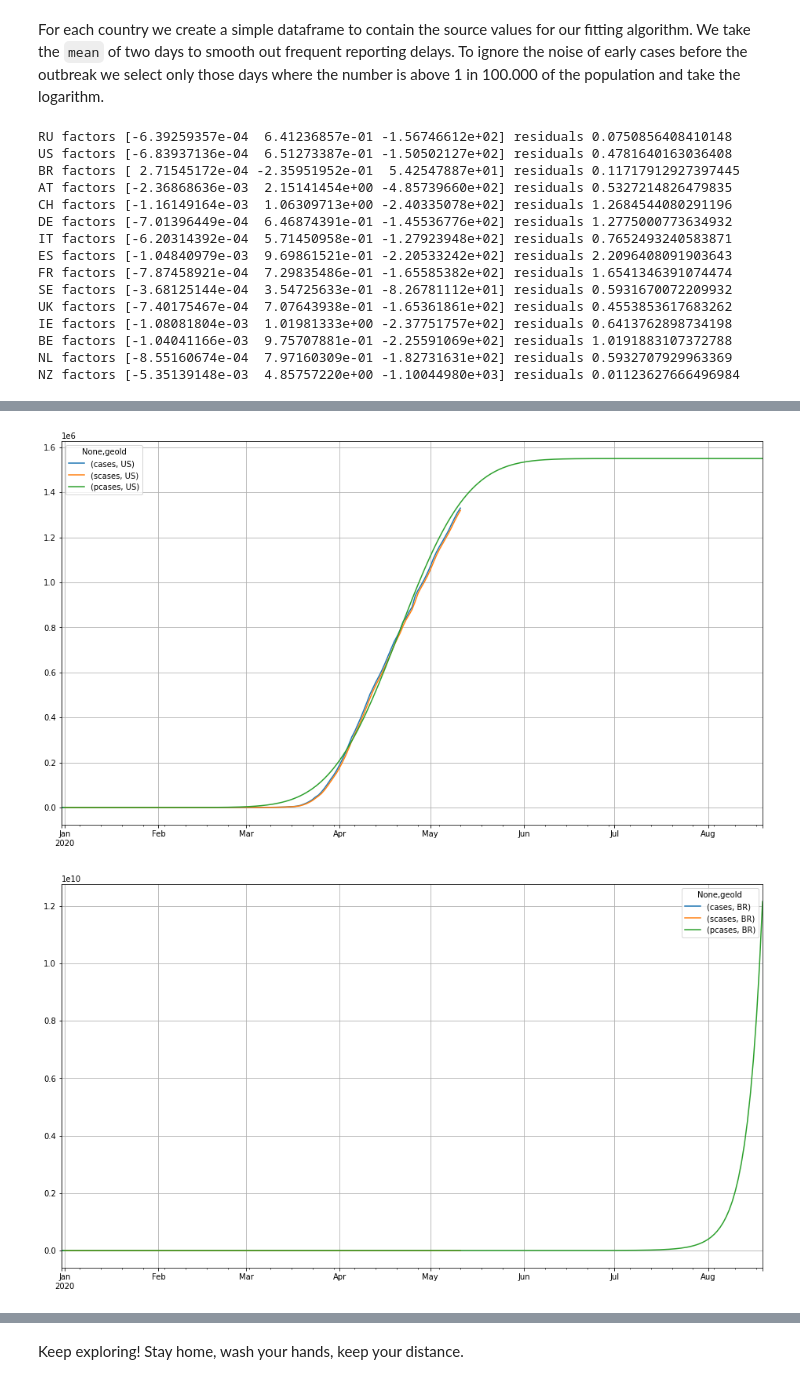
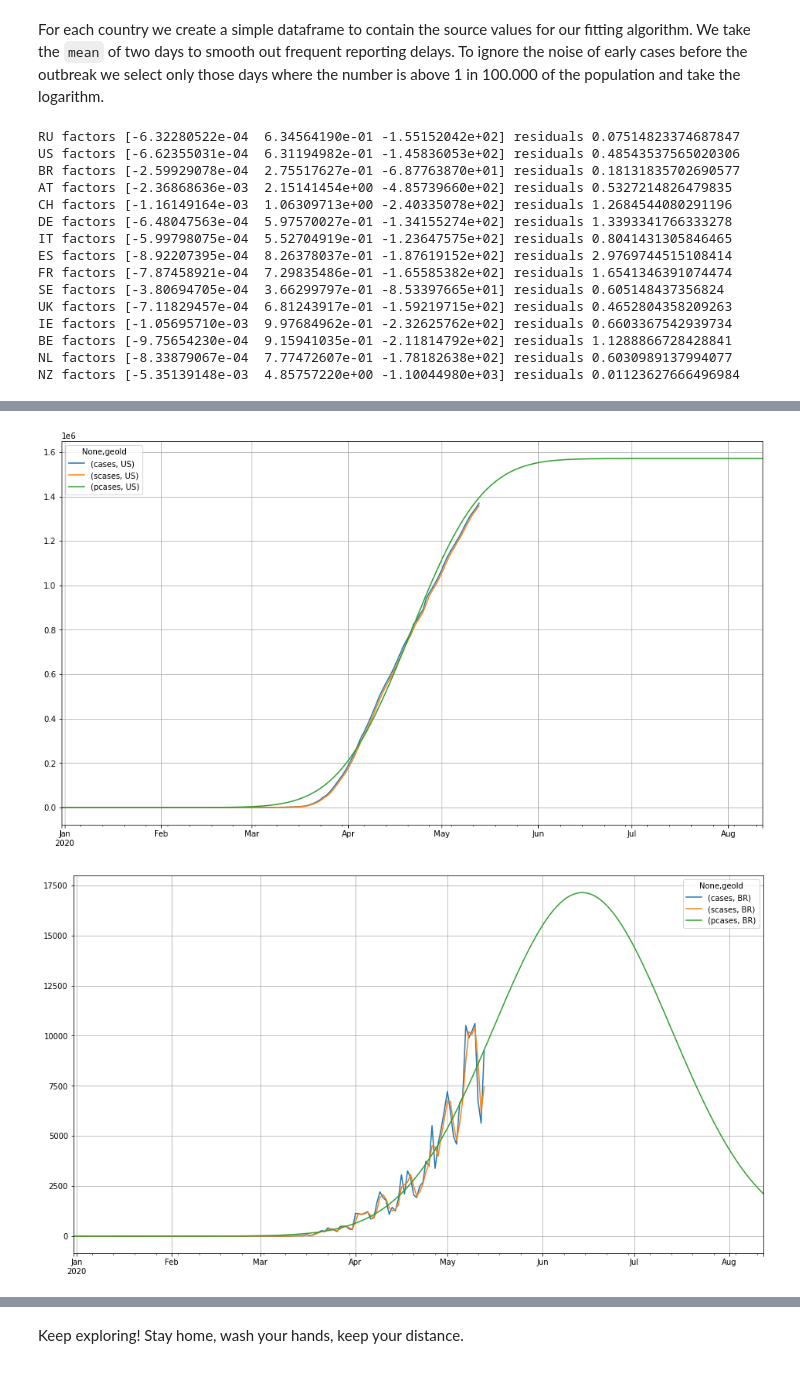
Before and after one commit to R3dje/COVID19, a Jupyter notebook: Modelmulti.ipynb, the cells around one changed output, grey strips where cells are left out. Saved outputs shown, nothing was run; the diff lists cells and outputs as text; code cells hidden in the pictures.

```diff
--- a/Modelmulti.ipynb
+++ b/Modelmulti.ipynb
@@ -91,5 +91,5 @@ For predictions later on we need extra rows in our dataframe. One of the ways to
 # %%
-new_index = pd.date_range(df_geo.index.min(), df_geo.index.max() + pd.Timedelta('100 days'))
+new_index = pd.date_range(df_geo.index.min(), df_geo.index.max() + pd.Timedelta('91 days'))
 df_geo = df_geo.reindex(new_index)
 df_geo.describe()
 # %% [output]
@@ -141,25 +141,25 @@ for country in countries:
     df_pred = pd.DataFrame({'x':df_geo['daynum'], 'y':df_geo[smeasure][country]})
     df_pred = df_pred[df_pred['y'] > df[df['geoId'] == country]['popData2018'].iloc[0] / 1e5]
     df_pred['y'] = np.log10(df_pred['y'])
-    if len(df_pred) > 7:
+    if len(df_pred) > 3:
         fit = np.polyfit(x=df_pred['x'], y=df_pred['y'], deg=2, full=True)
         df_geo[(pmeasure, country)] = 10 ** np.polyval(fit[0], df_geo['daynum'])
         print(country, "factors", fit[0], "residuals", fit[1][0])
         df_geo[[(measure, country), (smeasure, country), (pmeasure, country)]].plot(figsize=(16, 9), grid=True)
         df_geo[[(measure, country), (smeasure, country), (pmeasure, country)]].cumsum().plot(figsize=(16, 9), grid=True)
 # %% [output]
-RU factors [-6.39259357e-04  6.41236857e-01 -1.56746612e+02] residuals 0.0750856408410148
-US factors [-6.83937136e-04  6.51273387e-01 -1.50502127e+02] residuals 0.4781640163036408
-BR factors [ 2.71545172e-04 -2.35951952e-01  5.42547887e+01] residuals 0.11717912927397445
+RU factors [-6.32280522e-04  6.34564190e-01 -1.55152042e+02] residuals 0.07514823374687847
+US factors [-6.62355031e-04  6.31194982e-01 -1.45836053e+02] residuals 0.48543537565020306
+BR factors [-2.59929078e-04  2.75517627e-01 -6.87763870e+01] residuals 0.18131835702690577
 AT factors [-2.36868636e-03  2.15141454e+00 -4.85739660e+02] residuals 0.5327214826479835
 CH factors [-1.16149164e-03  1.06309713e+00 -2.40335078e+02] residuals 1.2684544080291196
-DE factors [-7.01396449e-04  6.46874391e-01 -1.45536776e+02] residuals 1.2775000773634932
-IT factors [-6.20314392e-04  5.71450958e-01 -1.27923948e+02] residuals 0.7652493240583871
-ES factors [-1.04840979e-03  9.69861521e-01 -2.20533242e+02] residuals 2.2096408091903643
+DE factors [-6.48047563e-04  5.97570027e-01 -1.34155274e+02] residuals 1.3393341766333278
+IT factors [-5.99798075e-04  5.52704919e-01 -1.23647575e+02] residuals 0.8041431305846465
+ES factors [-8.92207395e-04  8.26378037e-01 -1.87619152e+02] residuals 2.9769744515108414
 FR factors [-7.87458921e-04  7.29835486e-01 -1.65585382e+02] residuals 1.6541346391074474
-SE factors [-3.68125144e-04  3.54725633e-01 -8.26781112e+01] residuals 0.5931670072209932
-UK factors [-7.40175467e-04  7.07643938e-01 -1.65361861e+02] residuals 0.4553853617683262
-IE factors [-1.08081804e-03  1.01981333e+00 -2.37751757e+02] residuals 0.6413762898734198
-BE factors [-1.04041166e-03  9.75707881e-01 -2.25591069e+02] residuals 1.0191883107372788
-NL factors [-8.55160674e-04  7.97160309e-01 -1.82731631e+02] residuals 0.5932707929963369
+SE factors [-3.80694705e-04  3.66299797e-01 -8.53397665e+01] residuals 0.605148437356824
+UK factors [-7.11829457e-04  6.81243917e-01 -1.59219715e+02] residuals 0.4652804358209263
+IE factors [-1.05695710e-03  9.97684962e-01 -2.32625762e+02] residuals 0.6603367542939734
+BE factors [-9.75654230e-04  9.15941035e-01 -2.11814792e+02] residuals 1.1288866728428841
+NL factors [-8.33879067e-04  7.77472607e-01 -1.78182638e+02] residuals 0.6030989137994077
 NZ factors [-5.35139148e-03  4.85757220e+00 -1.10044980e+03] residuals 0.01123627666496984
@@ -169,2 +169,2 @@ NZ factors [-5.35139148e-03  4.85757220e+00 -1.10044980e+03] residuals 0.0112362
-[figure, old version]
+[figure, new version]
-[figure, old version]
+[figure, new version]
```
Also changed, not shown: parts of 8 cells of this notebook, 5 other files.
